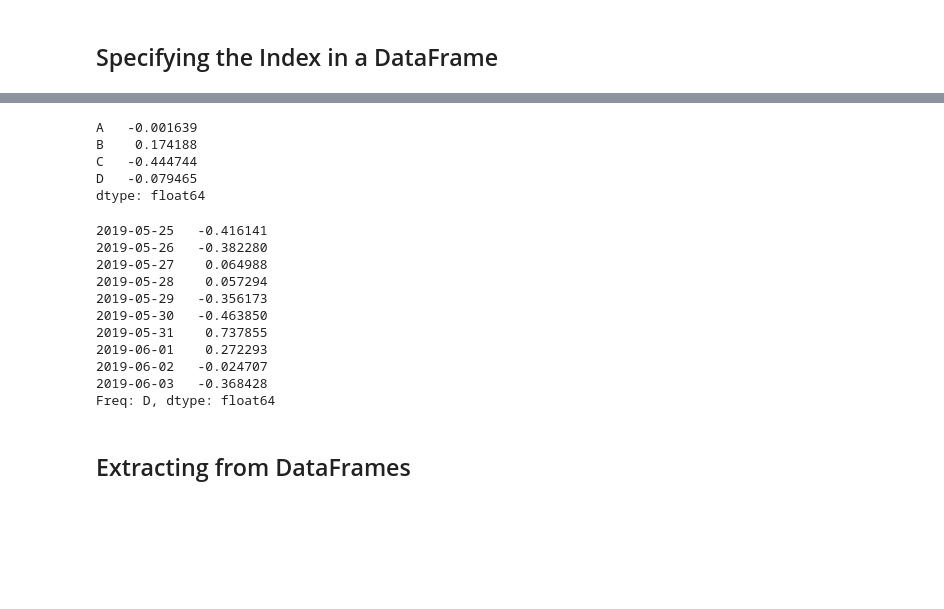
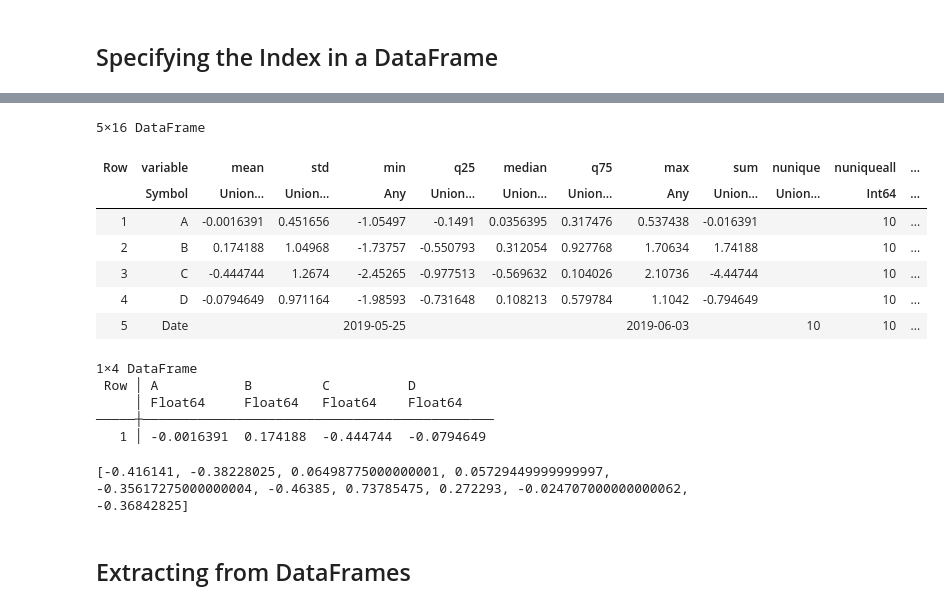
Before and after one commit to setrar/ml, a Jupyter notebook: ISBN-9781119545637/Python Machine Learning Source Code/Chapter 3 - Pandas.jl.ipynb, the cells around one changed output, grey strips where cells are left out. Saved outputs shown, nothing was run; the diff lists cells and outputs as text; code cells hidden in the pictures; blank space fills up the shorter version.

```diff
--- a/ISBN-9781119545637/Python Machine Learning Source Code/Chapter 3 - Pandas.jl.ipynb
+++ b/ISBN-9781119545637/Python Machine Learning Source Code/Chapter 3 - Pandas.jl.ipynb
@@ -237,6 +251,12 @@ print(df)
 # %%
-df = pd.read_csv('data.csv')                   # load dataframe from CSV file
-days = pd.date_range('20190525', periods=10)
-df.index = days
-print(df)
+# df = pd.read_csv('data.csv')                   # load dataframe from CSV file
+# days = pd.date_range('20190525', periods=10)
+# df.index = days
+# print(df)
+
+df = CSV.read("data.csv", DataFrame)          # load dataframe from CSV file
+start_date = Date(2019, 05, 25)
+days = start_date:Day(1):start_date + Day(9)  # 10 days starting from May 25, 2019
+df[!, :Date] = days
+println(df)
 # %% [output]
@@ -286,25 +315,30 @@ max     0.537438   1.706336   2.107360   1.104195
+# %%
+describe(df, :all)
+# %% [output]
+5×16 DataFrame
+| Row | variable | mean | std | min | q25 | median | q75 | max | sum | nunique | nuniqueall | ... |
+|  | Symbol | Union… | Union… | Any | Union… | Union… | Union… | Any | Union… | Union… | Int64 | ... |
+| 1 | A | -0.0016391 | 0.451656 | -1.05497 | -0.1491 | 0.0356395 | 0.317476 | 0.537438 | -0.016391 |  | 10 | ... |
+| 2 | B | 0.174188 | 1.04968 | -1.73757 | -0.550793 | 0.312054 | 0.927768 | 1.70634 | 1.74188 |  | 10 | ... |
+| 3 | C | -0.444744 | 1.2674 | -2.45265 | -0.977513 | -0.569632 | 0.104026 | 2.10736 | -4.44744 |  | 10 | ... |
+| 4 | D | -0.0794649 | 0.971164 | -1.98593 | -0.731648 | 0.108213 | 0.579784 | 1.1042 | -0.794649 |  | 10 | ... |
+| 5 | Date |  |  | 2019-05-25 |  |  |  | 2019-06-03 |  | 10 | 10 | ... |
 # %%
-print(df.mean(0))    # 0 means compute the mean for each columns
+# print(df.mean(0))    # 0 means compute the mean for each columns
+means = mapcols(mean, select(df, names(df, Number)))  # Compute mean for each numeric column, skipping missing values
+
+println(means)
 # %% [output]
-A   -0.001639
-B    0.174188
-C   -0.444744
-D   -0.079465
-dtype: float64
+1×4 DataFrame
+ Row │ A           B         C          D
+     │ Float64     Float64   Float64    Float64
+─────┼─────────────────────────────────────────────
+   1 │ -0.0016391  0.174188  -0.444744  -0.0794649
 # %%
-print(df.mean(1))   # 1 means compute the mean for each row
+# print(df.mean(1))   # 1 means compute the mean for each row
+println(mean.(eachrow(select(df, names(df, Number)))))
 # %% [output]
-2019-05-25   -0.416141
-2019-05-26   -0.382280
-2019-05-27    0.064988
-2019-05-28    0.057294
-2019-05-29   -0.356173
-2019-05-30   -0.463850
-2019-05-31    0.737855
-2019-06-01    0.272293
-2019-06-02   -0.024707
-2019-06-03   -0.368428
-Freq: D, dtype: float64
+[-0.416141, -0.38228025, 0.06498775000000001, 0.05729449999999997, -0.35617275000000004, -0.46385, 0.73785475, 0.272293, -0.024707000000000062, -0.36842825]
 # %% [markdown]
 ## Extracting from DataFrames
 # %% [markdown]
```
Also changed, not shown: parts of 12 cells of this notebook.
